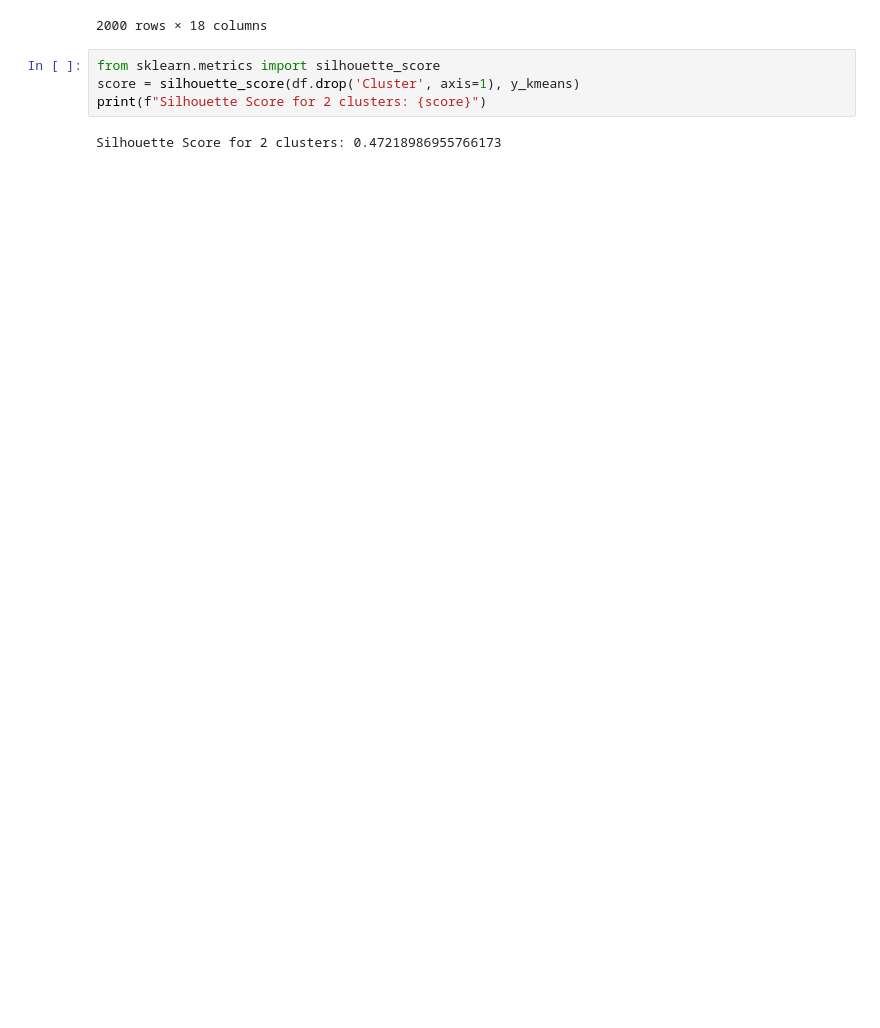
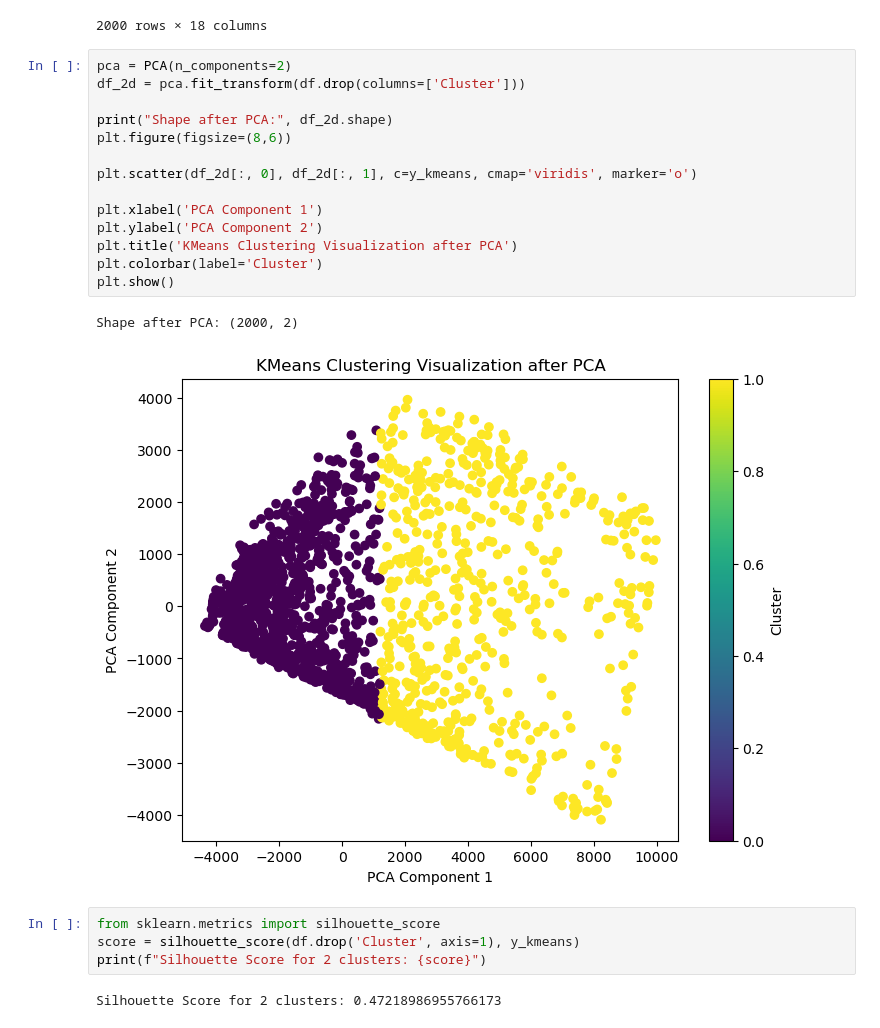
Before and after one commit to kavinkumartk/clustering-task, a Jupyter notebook: clustering.ipynb, the cells around one changed output. Drawn from its saved outputs; the diff is of its cells as text; blank space fills up the shorter version.

```diff
--- a/clustering.ipynb
+++ b/clustering.ipynb
@@ -41,6 +41,23 @@ df
 | 1998 | 1508.132993 | 0.75 | 0.00 | 0.00 | 0.00000 | 2418.319143 | ... |
 | 1999 | 25.659372 | 0.75 | 951.10 | 951.10 | 0.00000 | 0.000000 | ... |
 2000 rows × 18 columns
+# %%
+pca = PCA(n_components=2)
+df_2d = pca.fit_transform(df.drop(columns=['Cluster']))
+
+print("Shape after PCA:", df_2d.shape)
+plt.figure(figsize=(8,6))
+
+plt.scatter(df_2d[:, 0], df_2d[:, 1], c=y_kmeans, cmap='viridis', marker='o')
+
+plt.xlabel('PCA Component 1')
+plt.ylabel('PCA Component 2')
+plt.title('KMeans Clustering Visualization after PCA')
+plt.colorbar(label='Cluster')
+plt.show()
+# %% [output]
+Shape after PCA: (2000, 2)
+[figure, added]
 # %%
 from sklearn.metrics import silhouette_score
 score = silhouette_score(df.drop('Cluster', axis=1), y_kmeans)
```
Also changed, not shown: parts of 3 cells of this notebook, 2 other files.
